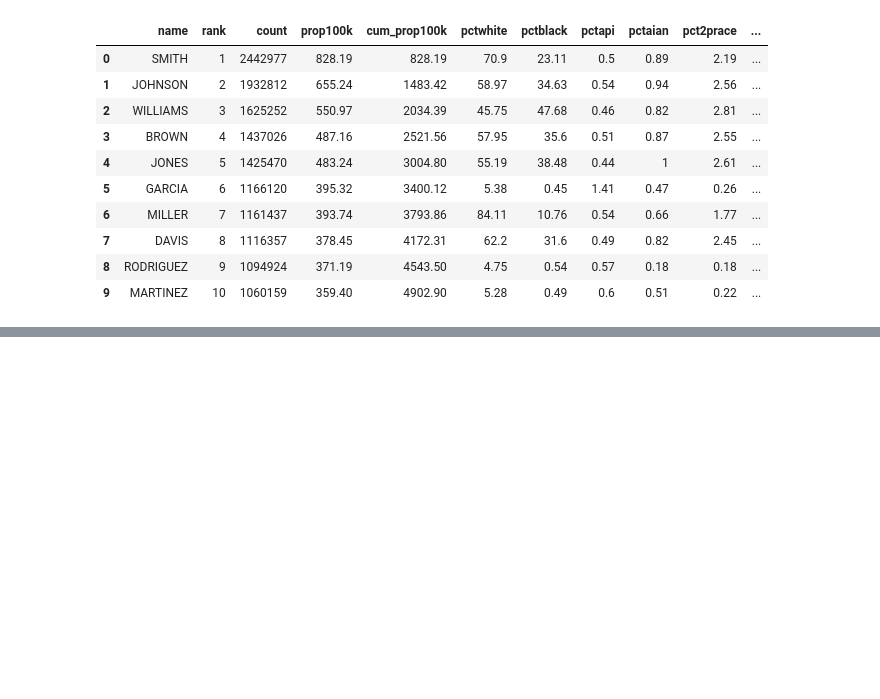
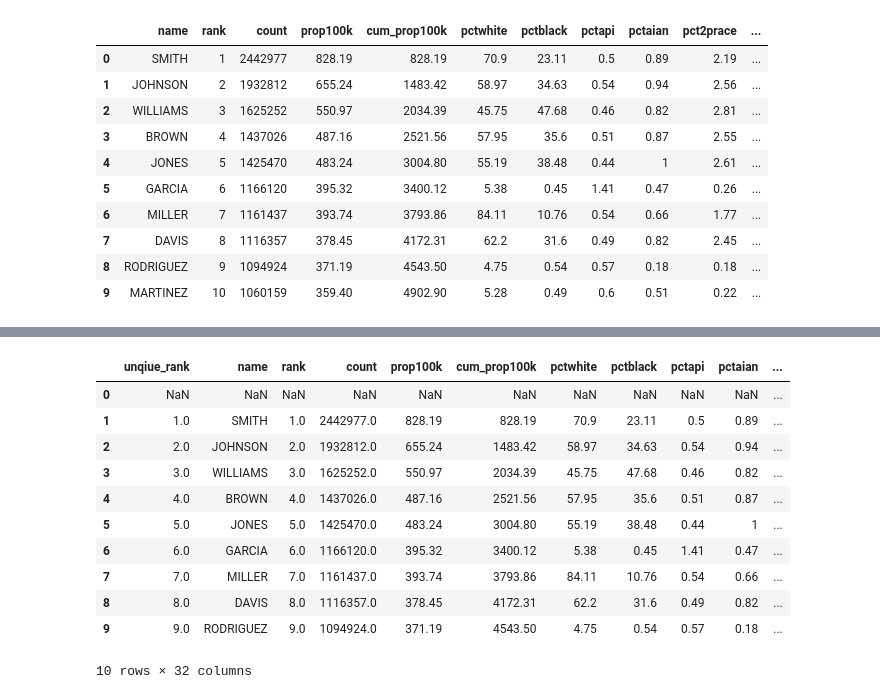
Before and after one commit to ajlinhard/DataExplorer, a Jupyter notebook: CensusData/prep_surnames_w_pandas.ipynb, the cells around one changed output, grey strips where cells are left out. Cells and saved outputs as stored; diff of their text form; code cells hidden in the pictures; blank space fills up the shorter version.

```diff
--- a/CensusData/prep_surnames_w_pandas.ipynb
+++ b/CensusData/prep_surnames_w_pandas.ipynb
@@ -184,0 +186,16 @@ df_ranked[['name', 'rank', 'cum_prop100k', 'unqiue_rank', 'first_letter', 'lette
+# %%
+df_joined = pd.merge(df_ranked, df_ranked, how='outer', left_on='unique_rank', right_on='join_unqiue_rank', suffixes=('', '_high'))
+df_joined.head(10)
+# %% [output]
+|  | unqiue_rank | name | rank | count | prop100k | cum_prop100k | pctwhite | pctblack | pctapi | pctaian | ... |
+| 0 | NaN | NaN | NaN | NaN | NaN | NaN | NaN | NaN | NaN | NaN | ... |
+| 1 | 1.0 | SMITH | 1.0 | 2442977.0 | 828.19 | 828.19 | 70.9 | 23.11 | 0.5 | 0.89 | ... |
+| 2 | 2.0 | JOHNSON | 2.0 | 1932812.0 | 655.24 | 1483.42 | 58.97 | 34.63 | 0.54 | 0.94 | ... |
+| 3 | 3.0 | WILLIAMS | 3.0 | 1625252.0 | 550.97 | 2034.39 | 45.75 | 47.68 | 0.46 | 0.82 | ... |
+| 4 | 4.0 | BROWN | 4.0 | 1437026.0 | 487.16 | 2521.56 | 57.95 | 35.6 | 0.51 | 0.87 | ... |
+| 5 | 5.0 | JONES | 5.0 | 1425470.0 | 483.24 | 3004.80 | 55.19 | 38.48 | 0.44 | 1 | ... |
+| 6 | 6.0 | GARCIA | 6.0 | 1166120.0 | 395.32 | 3400.12 | 5.38 | 0.45 | 1.41 | 0.47 | ... |
+| 7 | 7.0 | MILLER | 7.0 | 1161437.0 | 393.74 | 3793.86 | 84.11 | 10.76 | 0.54 | 0.66 | ... |
+| 8 | 8.0 | DAVIS | 8.0 | 1116357.0 | 378.45 | 4172.31 | 62.2 | 31.6 | 0.49 | 0.82 | ... |
+| 9 | 9.0 | RODRIGUEZ | 9.0 | 1094924.0 | 371.19 | 4543.50 | 4.75 | 0.54 | 0.57 | 0.18 | ... |
+10 rows × 32 columns
```
Also changed, not shown: parts of 1 cell of this notebook.
